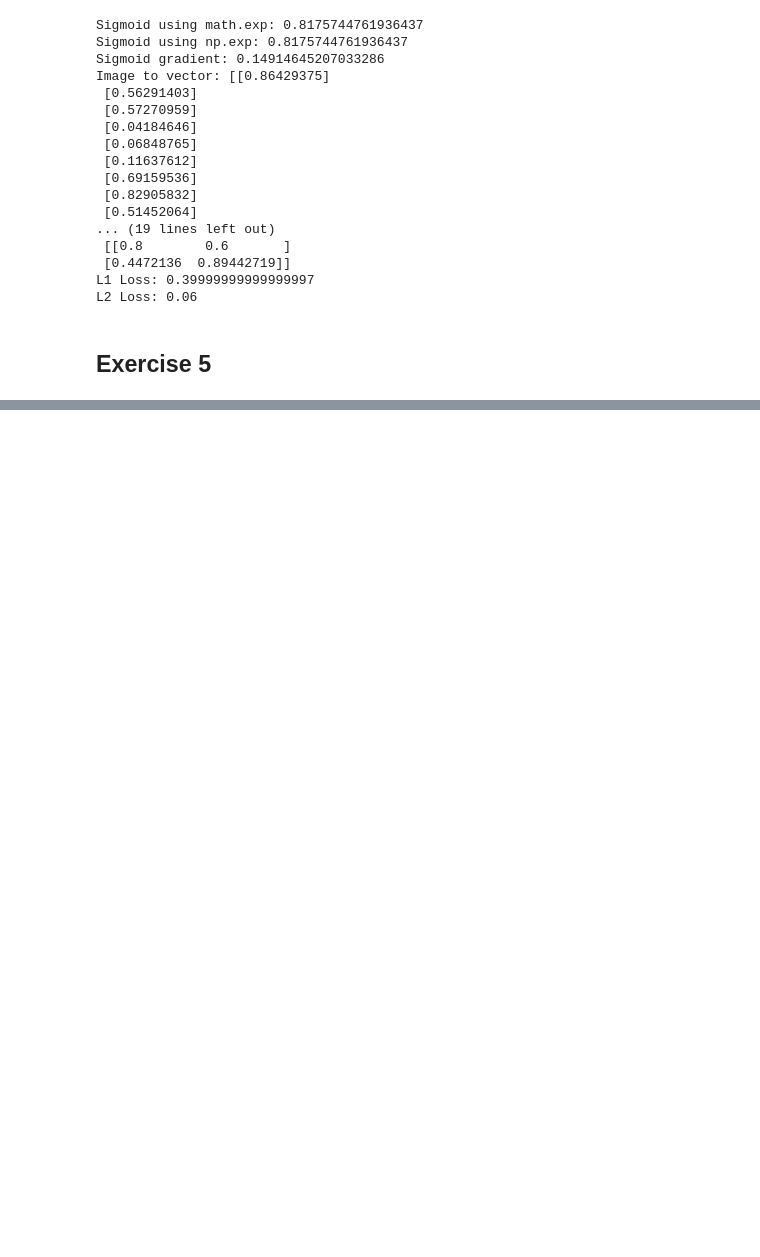
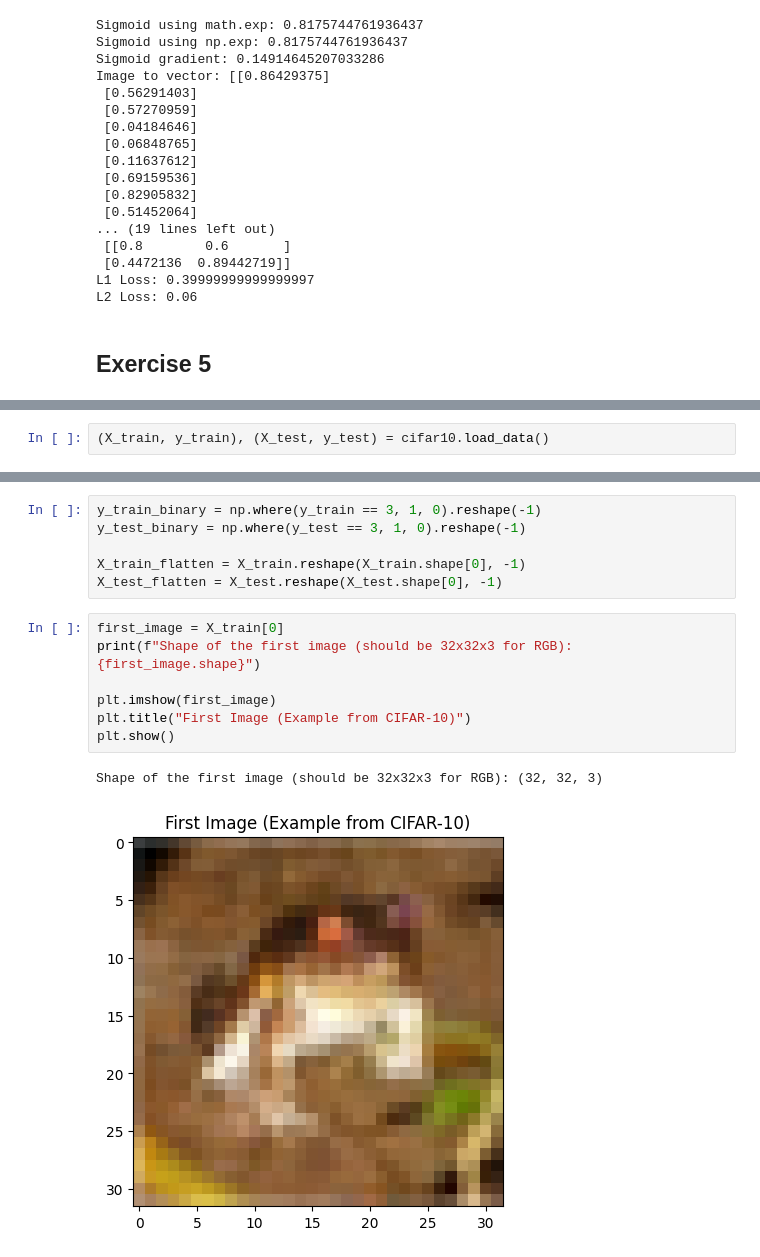
Before and after one commit to TheHuntsman4/Semester-5, a Jupyter notebook: DL/Labsheets/labsheet1/labsheet1.ipynb, the cells around one changed output, grey strips where cells are left out. Saved outputs shown, nothing was run; the diff lists cells and outputs as text; blank space fills up the shorter version.

```diff
--- a/DL/Labsheets/labsheet1/labsheet1.ipynb
+++ b/DL/Labsheets/labsheet1/labsheet1.ipynb
@@ -233,0 +360,2 @@ L2 Loss: 0.06
+# %%
+(X_train, y_train), (X_test, y_test) = cifar10.load_data()
@@ -233,0 +365,16 @@ L2 Loss: 0.06
+# %%
+y_train_binary = np.where(y_train == 3, 1, 0).reshape(-1)
+y_test_binary = np.where(y_test == 3, 1, 0).reshape(-1)
+
+X_train_flatten = X_train.reshape(X_train.shape[0], -1)
+X_test_flatten = X_test.reshape(X_test.shape[0], -1)
+# %%
+first_image = X_train[0]
+print(f"Shape of the first image (should be 32x32x3 for RGB): {first_image.shape}")
+
+plt.imshow(first_image)
+plt.title("First Image (Example from CIFAR-10)")
+plt.show()
+# %% [output]
+Shape of the first image (should be 32x32x3 for RGB): (32, 32, 3)
+[figure, added]
```
Also changed, not shown: parts of 22 cells of this notebook, 7 other files.
